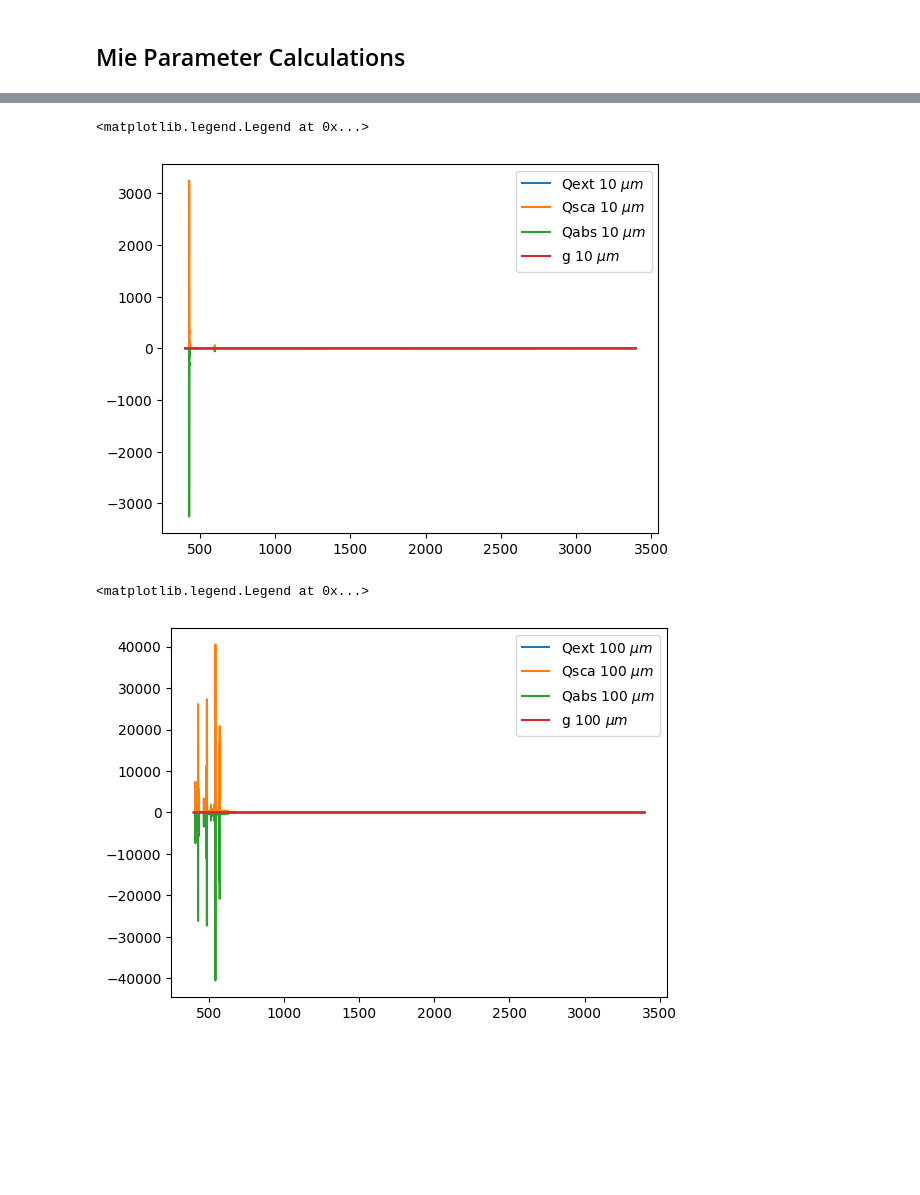
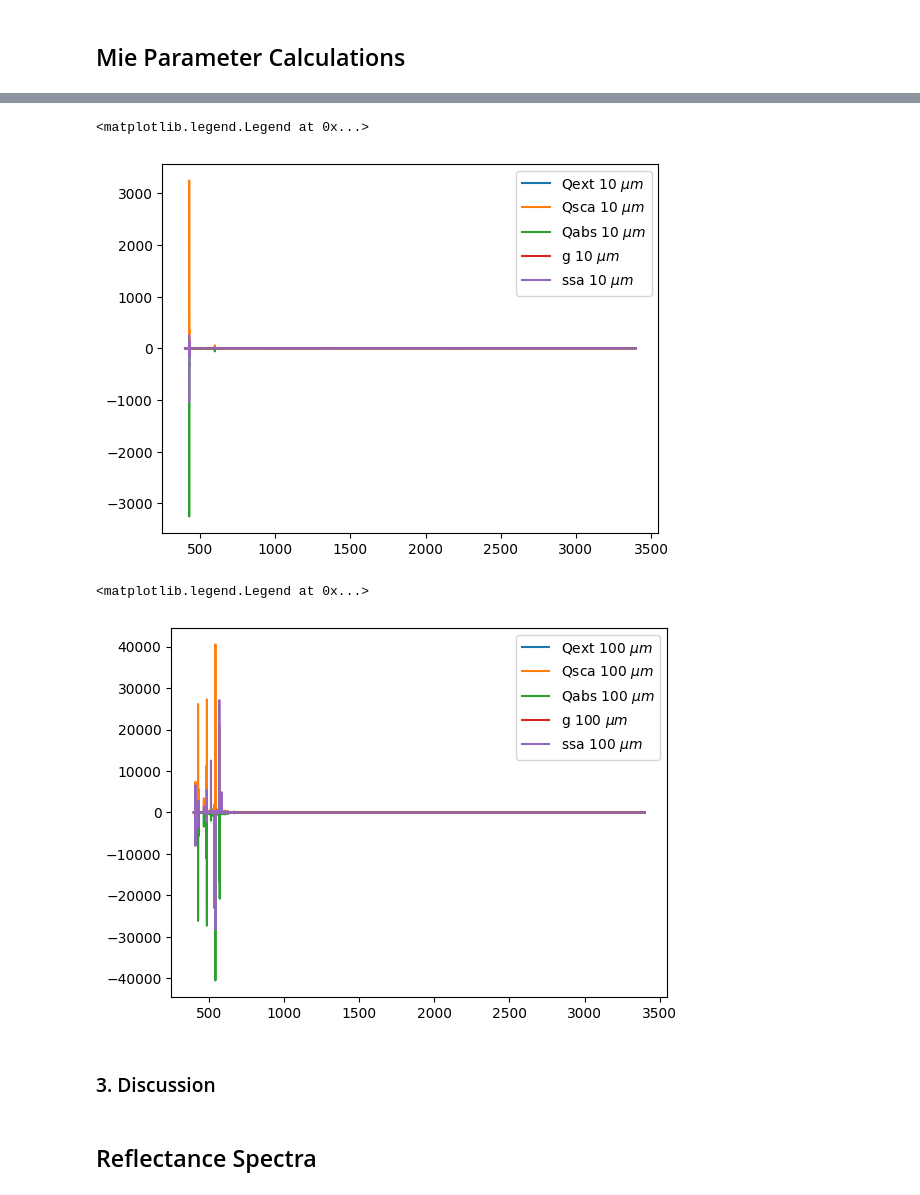
Before and after one commit to MiriCaradonna/planetary_remote_sensing, a Jupyter notebook: src/radiation/hw4_elevation_remotesensing.ipynb, the cells around one changed output, grey strips where cells are left out. Cells and saved outputs as stored; diff of their text form; code cells hidden in the pictures; blank space fills up the shorter version.

```diff
--- a/src/radiation/hw4_elevation_remotesensing.ipynb
+++ b/src/radiation/hw4_elevation_remotesensing.ipynb
@@ -267,13 +282,16 @@ i = 0
 while i < len(m_arr):
 #for i in range(len(m_arr)):
     Qext_1,Qsca_1,Qabs_1,g_1,Qpr,Qback,Qratio= ps.AutoMieQ(m_arr[i],wavelength[i],diameter_ch4[0])
-    mie_params_1.append([Qext_1,Qsca_1,Qabs_1,g_1])
+    ssa_1 = Qsca_1/Qext_1 # calculating single-scattering albedo from Qext and Qsca
+    mie_params_1.append([Qext_1,Qsca_1,Qabs_1,g_1,ssa_1])
 
     Qext_10,Qsca_10,Qabs_10,g_10,Qpr,Qback,Qratio= ps.AutoMieQ(m_arr[i],wavelength[i],diameter_ch4[1])
-    mie_params_10.append([Qext_10,Qsca_10,Qabs_10,g_10])
+    ssa_10 = Qsca_10/Qext_10
+    mie_params_10.append([Qext_10,Qsca_10,Qabs_10,g_10,ssa_10])
 
     Qext_100,Qsca_100,Qabs_100,g_100,Qpr,Qback,Qratio= ps.AutoMieQ(m_arr[i],wavelength[i],diameter_ch4[2])
-    mie_params_100.append([Qext_100,Qsca_100,Qabs_100,g_100])
+    ssa_100 = Qsca_100/Qext_100
+    mie_params_100.append([Qext_100,Qsca_100,Qabs_100,g_100,ssa_100])
 
     i+=1
 # %%
@@ -281,13 +299,16 @@ Qext_1_arr = column(mie_params_1,0)
 Qsca_1_arr = column(mie_params_1,1)
 Qabs_1_arr = column(mie_params_1,2)
 g_1_arr = column(mie_params_1,3)
+ssa_1_arr = column(mie_params_1,4)
 
 Qext_10_arr = column(mie_params_10,0)
 Qsca_10_arr = column(mie_params_10,1)
 Qabs_10_arr = column(mie_params_10,2)
 g_10_arr = column(mie_params_10,3)
+ssa_10_arr = column(mie_params_10,4)
 
 Qext_100_arr = column(mie_params_100,0)
 Qsca_100_arr = column(mie_params_100,1)
 Qabs_100_arr = column(mie_params_100,2)
 g_100_arr = column(mie_params_100,3)
+ssa_100_arr = column(mie_params_100,4)
@@ -305,16 +329,22 @@ plt.plot(wavelength[0:29999], Qext_10_arr, label = 'Qext 10 $\mu m$')
 plt.plot(wavelength[0:29999], Qsca_10_arr, label = 'Qsca 10 $\mu m$')
 plt.plot(wavelength[0:29999], Qabs_10_arr, label = 'Qabs 10 $\mu m$')
 plt.plot(wavelength[0:29999], g_10_arr, label = 'g 10 $\mu m$')
+plt.plot(wavelength[0:29999], ssa_10_arr, label = 'ssa 10 $\mu m$')
 plt.legend()
 # %% [output]
 <matplotlib.legend.Legend at 0x...>
-[figure, old version]
+[figure, new version]
 # %%
 plt.plot(wavelength[0:29999], Qext_100_arr, label = 'Qext 100 $\mu m$')
 plt.plot(wavelength[0:29999], Qsca_100_arr, label = 'Qsca 100 $\mu m$')
 plt.plot(wavelength[0:29999], Qabs_100_arr, label = 'Qabs 100 $\mu m$')
 plt.plot(wavelength[0:29999], g_100_arr, label = 'g 100 $\mu m$')
+plt.plot(wavelength[0:29999], ssa_100_arr, label = 'ssa 100 $\mu m$')
 plt.legend()
 # %% [output]
 <matplotlib.legend.Legend at 0x...>
-[figure, old version]
+[figure, new version]
+# %% [markdown]
+### 3. Discussion
+# %% [markdown]
+## Reflectance Spectra
```
Also changed, not shown: parts of 16 cells of this notebook.
